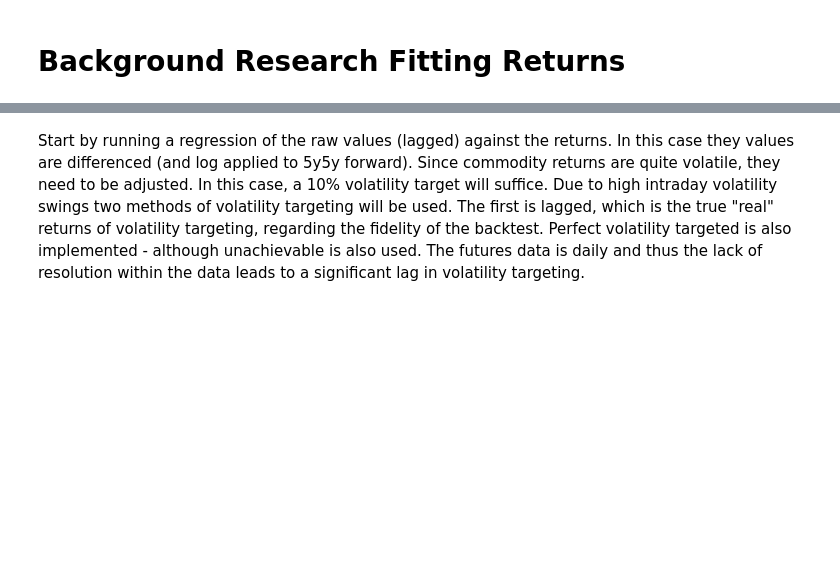
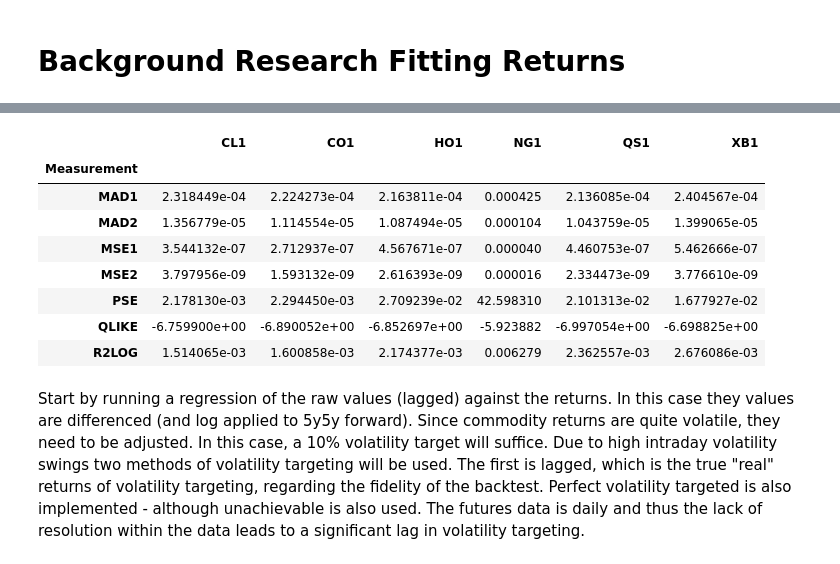
Before and after one commit to diegodalvarez/CommodityForwardInflation, a Jupyter notebook: notebook/1SignalStrategies.ipynb, the cells around one changed output, grey strips where cells are left out. Cells and saved outputs as stored; diff of their text form; code cells hidden in the pictures; blank space fills up the shorter version.

```diff
--- a/notebook/1SignalStrategies.ipynb
+++ b/notebook/1SignalStrategies.ipynb
@@ -77,3 +78,60 @@ df_fut_rtn = (pd.concat([
+# %%
+def _hansen_lunde_losses(df: pd.DataFrame) -> pd.DataFrame:
+
+    sigma = df.vol
+    h     = df.lagged_vol
+
+    sigma2 = sigma ** 2
+    h2     = h ** 2
+
+    loss_dict = {
+        "MSE2" : ((sigma2 - h2)**2).mean(),
+        "MSE1" : ((sigma - h)**2).mean(),
+        "PSE"  : (((sigma2 - h2)**2) / (h2**2)).mean(),
+        "QLIKE": (np.log(h2) + sigma2 / h2).mean(),
+        "R2LOG": (np.log(sigma2 / h2)**2).mean(),
+        "MAD2" : np.abs(sigma2 - h2).mean(),
+        "MAD1" : np.abs(sigma - h).mean()}
+
+    df_out = (pd.DataFrame().from_dict(
+        data   = loss_dict,
+        orient = "index").
+        rename(columns = {0: "loss"}))
+
+    return df_out
+
+df_vol = (df_rtn.apply(
+    lambda x: x.ewm(span = 100, adjust = False).std()).
+    reset_index().
+    melt(id_vars = "date", value_name = "vol").
+    dropna())
+
+df_lagged = (df_rtn.apply(
+    lambda x: x.ewm(span = 100, adjust = False).std().shift()).
+    reset_index().
+    melt(id_vars = "date", value_name = "lagged_vol").
+    dropna())
+
+display(df_vol.merge(
+    right = df_lagged, how = "inner", on = ["date", "security"]).
+    set_index("date").
+    groupby("security").
+    apply(_hansen_lunde_losses).
+    reset_index().
+    rename(columns = {
+        "level_1" : "Measurement",
+        "security": ""}).
+    pivot(index = "Measurement", columns = "", values = "loss"))
+# %% [output]
+|  | CL1 | CO1 | HO1 | NG1 | QS1 | XB1 |
+| Measurement |  |  |  |  |  |  |
+| MAD1 | 2.318449e-04 | 2.224273e-04 | 2.163811e-04 | 0.000425 | 2.136085e-04 | 2.404567e-04 |
+| MAD2 | 1.356779e-05 | 1.114554e-05 | 1.087494e-05 | 0.000104 | 1.043759e-05 | 1.399065e-05 |
+| MSE1 | 3.544132e-07 | 2.712937e-07 | 4.567671e-07 | 0.000040 | 4.460753e-07 | 5.462666e-07 |
+| MSE2 | 3.797956e-09 | 1.593132e-09 | 2.616393e-09 | 0.000016 | 2.334473e-09 | 3.776610e-09 |
+| PSE | 2.178130e-03 | 2.294450e-03 | 2.709239e-02 | 42.598310 | 2.101313e-02 | 1.677927e-02 |
+| QLIKE | -6.759900e+00 | -6.890052e+00 | -6.852697e+00 | -5.923882 | -6.997054e+00 | -6.698825e+00 |
+| R2LOG | 1.514065e-03 | 1.600858e-03 | 2.174377e-03 | 0.006279 | 2.362557e-03 | 2.676086e-03 |
 # %%
 df_combined = (df_fut_rtn.merge(
     right = df_factors, how = "inner", on = ["date"]))
```
Also changed, not shown: parts of 16 cells of this notebook, 3 other files.
